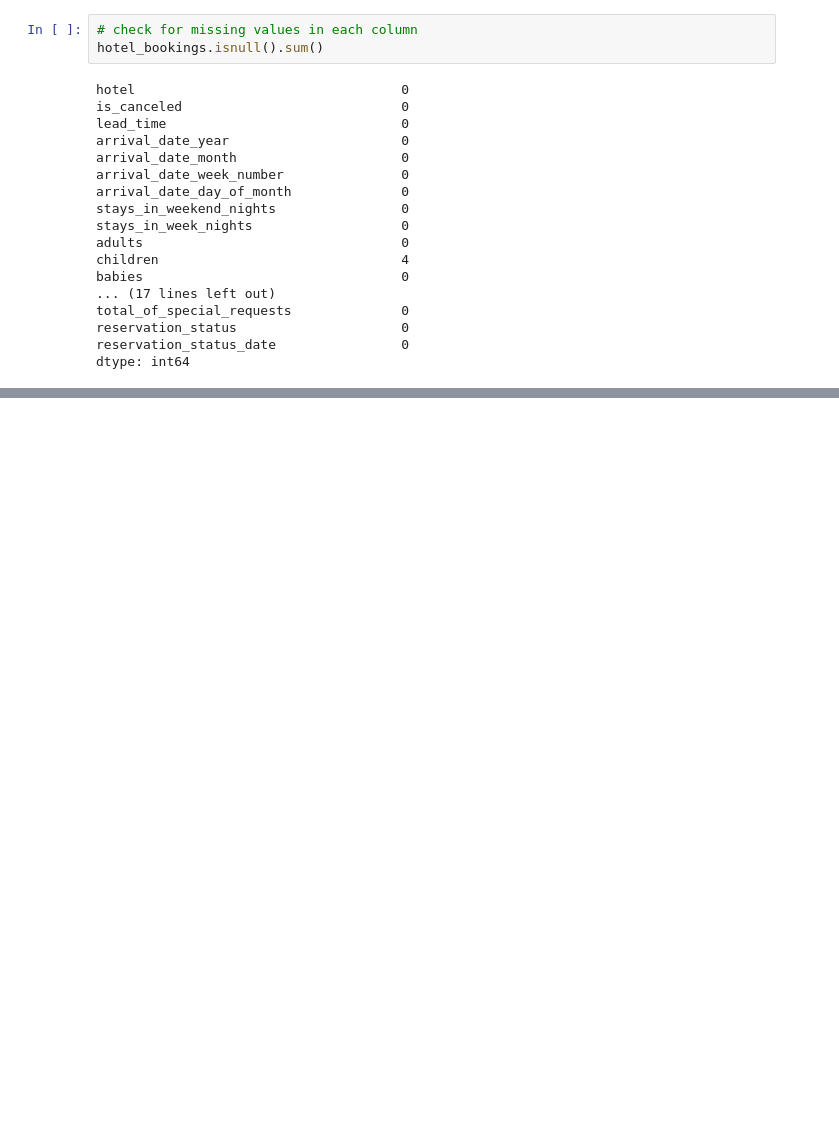
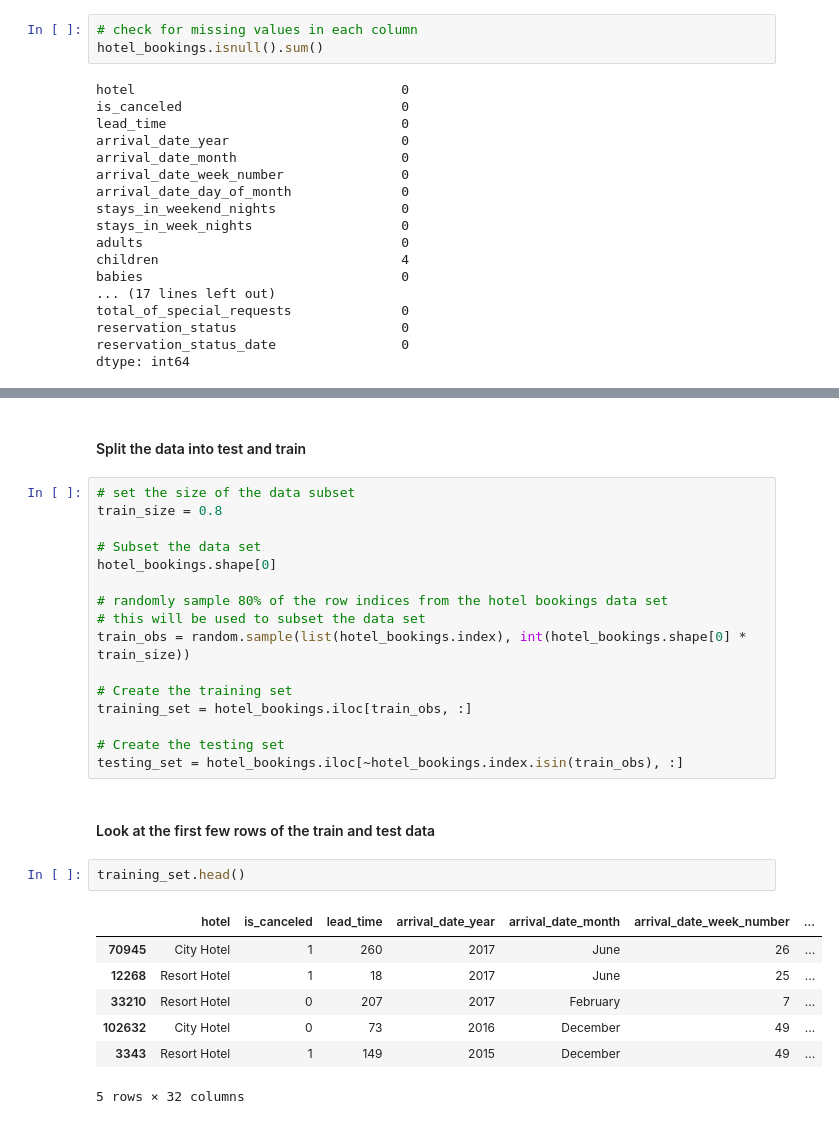
Before and after one commit to TraceGrain1/si618_final_project, a Jupyter notebook: Final_Project_Notebook.ipynb, the cells around one changed output, grey strips where cells are left out. Cells and saved outputs as stored; diff of their text form; blank space fills up the shorter version.

Commit message:
import log reg model, shuffle, split train and test

```diff
--- a/Final_Project_Notebook.ipynb
+++ b/Final_Project_Notebook.ipynb
@@ -233,0 +256,30 @@ IndexError: index 3 is out of bounds for axis 0 with size 3
+# %% [markdown]
+#### Split the data into test and train
+# %%
+# set the size of the data subset
+train_size = 0.8
+
+# Subset the data set
+hotel_bookings.shape[0]
+
+# randomly sample 80% of the row indices from the hotel bookings data set
+# this will be used to subset the data set
+train_obs = random.sample(list(hotel_bookings.index), int(hotel_bookings.shape[0] * train_size))
+
+# Create the training set
+training_set = hotel_bookings.iloc[train_obs, :]
+
+# Create the testing set
+testing_set = hotel_bookings.iloc[~hotel_bookings.index.isin(train_obs), :]
+# %% [markdown]
+#### Look at the first few rows of the train and test data
+# %%
+training_set.head()
+# %% [output]
+|  | hotel | is_canceled | lead_time | arrival_date_year | arrival_date_month | arrival_date_week_number | ... |
+| 70945 | City Hotel | 1 | 260 | 2017 | June | 26 | ... |
+| 12268 | Resort Hotel | 1 | 18 | 2017 | June | 25 | ... |
+| 33210 | Resort Hotel | 0 | 207 | 2017 | February | 7 | ... |
+| 102632 | City Hotel | 0 | 73 | 2016 | December | 49 | ... |
+| 3343 | Resort Hotel | 1 | 149 | 2015 | December | 49 | ... |
+5 rows × 32 columns
```
Also changed, not shown: parts of 8 cells of this notebook.
